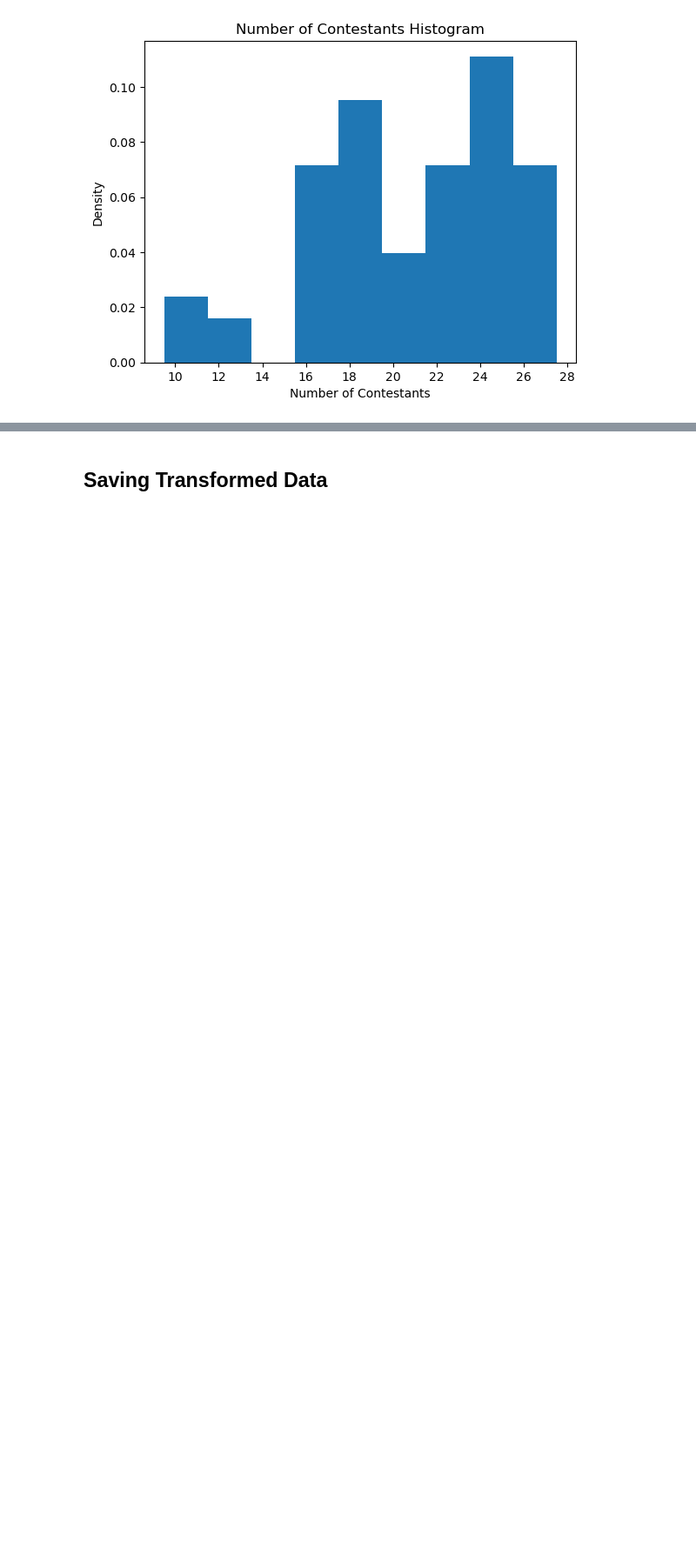
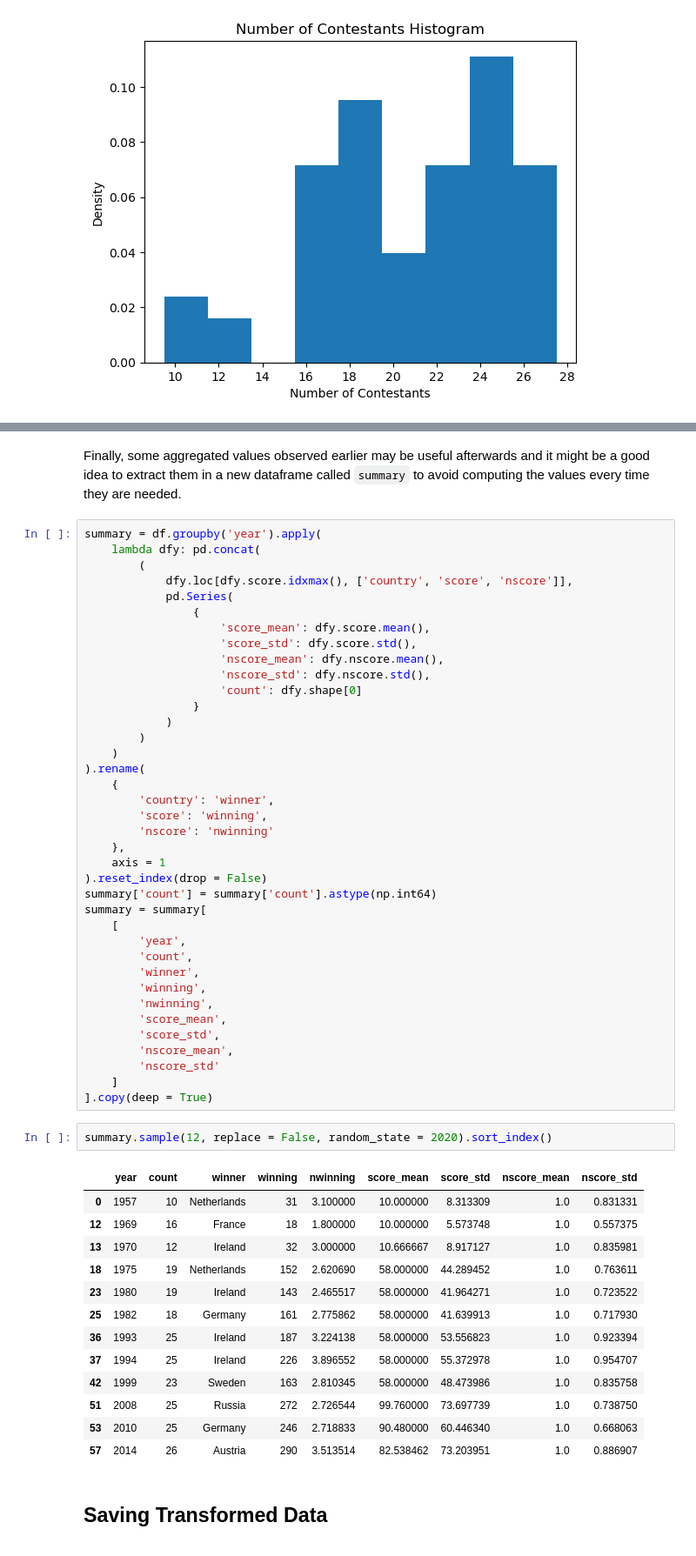
Before and after one commit to DavorPenzar/eurovision, a Jupyter notebook: Transform_Raw_Scores_Data.ipynb, the cells around one changed output, grey strips where cells are left out. Shown at 87% size. Cells and saved outputs as stored; diff of their text form; blank space fills up the shorter version.

```diff
--- a/Transform_Raw_Scores_Data.ipynb
+++ b/Transform_Raw_Scores_Data.ipynb
@@ -891,3 +964,59 @@ plt.show()
+# %% [markdown]
+Finally, some aggregated values observed earlier may be useful afterwards and it might be a good idea to extract them in a new dataframe called `summary` to avoid computing the values every time they are needed.
+# %%
+summary = df.groupby('year').apply(
+    lambda dfy: pd.concat(
+        (
+            dfy.loc[dfy.score.idxmax(), ['country', 'score', 'nscore']],
+            pd.Series(
+                {
+                    'score_mean': dfy.score.mean(),
+                    'score_std': dfy.score.std(),
+                    'nscore_mean': dfy.nscore.mean(),
+                    'nscore_std': dfy.nscore.std(),
+                    'count': dfy.shape[0]
+                }
+            )
+        )
+    )
+).rename(
+    {
+        'country': 'winner',
+        'score': 'winning',
+        'nscore': 'nwinning'
+    },
+    axis = 1
+).reset_index(drop = False)
+summary['count'] = summary['count'].astype(np.int64)
+summary = summary[
+    [
+        'year',
+        'count',
+        'winner',
+        'winning',
+        'nwinning',
+        'score_mean',
+        'score_std',
+        'nscore_mean',
+        'nscore_std'
+    ]
+].copy(deep = True)
+# %%
+summary.sample(12, replace = False, random_state = 2020).sort_index()
+# %% [output]
+|  | year | count | winner | winning | nwinning | score_mean | score_std | nscore_mean | nscore_std |
+| 0 | 1957 | 10 | Netherlands | 31 | 3.100000 | 10.000000 | 8.313309 | 1.0 | 0.831331 |
+| 12 | 1969 | 16 | France | 18 | 1.800000 | 10.000000 | 5.573748 | 1.0 | 0.557375 |
+| 13 | 1970 | 12 | Ireland | 32 | 3.000000 | 10.666667 | 8.917127 | 1.0 | 0.835981 |
+| 18 | 1975 | 19 | Netherlands | 152 | 2.620690 | 58.000000 | 44.289452 | 1.0 | 0.763611 |
+| 23 | 1980 | 19 | Ireland | 143 | 2.465517 | 58.000000 | 41.964271 | 1.0 | 0.723522 |
+| 25 | 1982 | 18 | Germany | 161 | 2.775862 | 58.000000 | 41.639913 | 1.0 | 0.717930 |
+| 36 | 1993 | 25 | Ireland | 187 | 3.224138 | 58.000000 | 53.556823 | 1.0 | 0.923394 |
+| 37 | 1994 | 25 | Ireland | 226 | 3.896552 | 58.000000 | 55.372978 | 1.0 | 0.954707 |
+| 42 | 1999 | 23 | Sweden | 163 | 2.810345 | 58.000000 | 48.473986 | 1.0 | 0.835758 |
+| 51 | 2008 | 25 | Russia | 272 | 2.726544 | 99.760000 | 73.697739 | 1.0 | 0.738750 |
+| 53 | 2010 | 25 | Germany | 246 | 2.718833 | 90.480000 | 60.446340 | 1.0 | 0.668063 |
+| 57 | 2014 | 26 | Austria | 290 | 3.513514 | 82.538462 | 73.203951 | 1.0 | 0.886907 |
 # %% [markdown]
 ## Saving Transformed Data
 <a class="anchor" id="sec-saving-transformed-data"></a>
```
Also changed, not shown: parts of 20 cells of this notebook.
